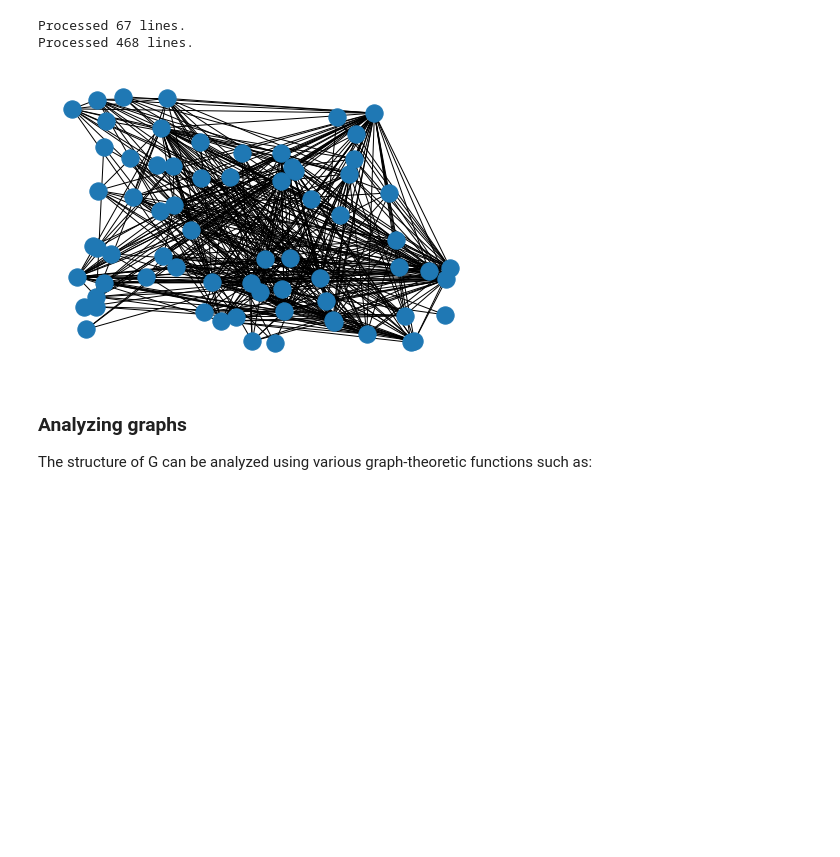
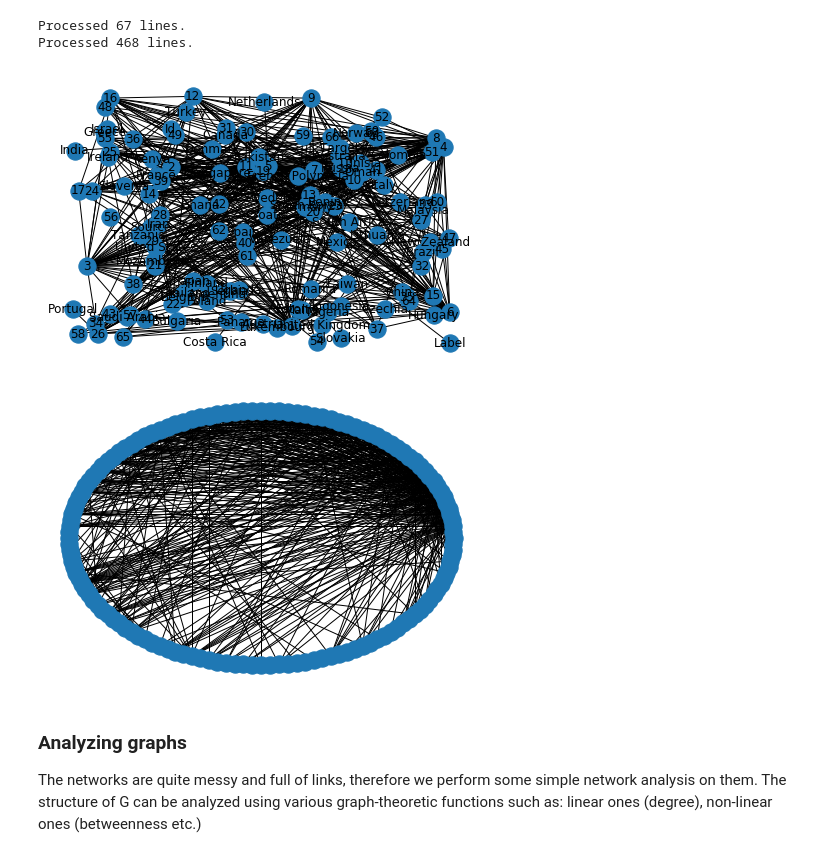
Before and after one commit to Liyubov/networks_analysis, a Jupyter notebook: Documents/PYTHON/network_code/networks_from_files.ipynb, the cells around one changed output. Drawn from its saved outputs; the diff is of its cells as text; code cells hidden in the pictures; blank space fills up the shorter version.

Commit message:
updated new network upload from file

```diff
--- a/Documents/PYTHON/network_code/networks_from_files.ipynb
+++ b/Documents/PYTHON/network_code/networks_from_files.ipynb
@@ -8,41 +13,51 @@ import matplotlib.pyplot as plt
 G = nx.Graph() # create an empty graph
 
 
 with open('nodes_countries.csv') as csv_file:
     csv_reader = csv.reader(csv_file, delimiter=';')
     line_count = 0
     for row in csv_reader:
         G.add_node(row[0])#add edge to the graph #print(f'\t{row[0]} works in the {row[1]} department, and was born in {row[2]}.')
         line_count += 1
+        G.add_edge(row[0],row[1])
+        G.add_edge(row[1],row[0])
+        #nx.draw(G, with_labels = True)
     print(f'Processed {line_count} lines.')
 
 
 
 with open('edges_countries.csv') as csv_file:
     csv_reader = csv.reader(csv_file, delimiter=';')
     line_count = 0
     for row in csv_reader:
         G.add_edge(row[0], row[1])#add edge to the graph #print(f'\t{row[0]} works in the {row[1]} department, and was born in {row[2]}.')
+        #find attribute number in array of nodes
+        #plot name of that node
         line_count += 1
     print(f'Processed {line_count} lines.')
 
 
+'''
+TODO: better visualisation when nodes are grouped in communities
+Also, labels should be readable
+'''
 
 #draw different layouts
-nx.draw_random(G)
-#nx.draw_circular(G)
+nx.draw_random(G,with_labels = True)
+plt.show()
+nx.draw_circular(G)
+#plt.show()
 #nx.draw_spectral(G)
-#nx.draw(G)
 plt.show()
 
-#data = read_csv('edges_countries.csv')
-
-#G = nx.read_edgelist(data, delimiter=';', nodetype=str)
+#draw graph with labels
 # %% [output]
 Processed 67 lines.
 Processed 468 lines.
-[figure, old version]
+[figure, new version]
+[figure, added]
 # %% [markdown]
 ### Analyzing graphs
 
-The structure of G can be analyzed using various graph-theoretic functions such as:
+The networks are quite messy and full of links, therefore we perform some simple network analysis on them.
+The structure of G can be analyzed using various graph-theoretic functions such as: linear ones (degree), non-linear ones (betweenness etc.)
```
Also changed, not shown: parts of 4 cells of this notebook.
